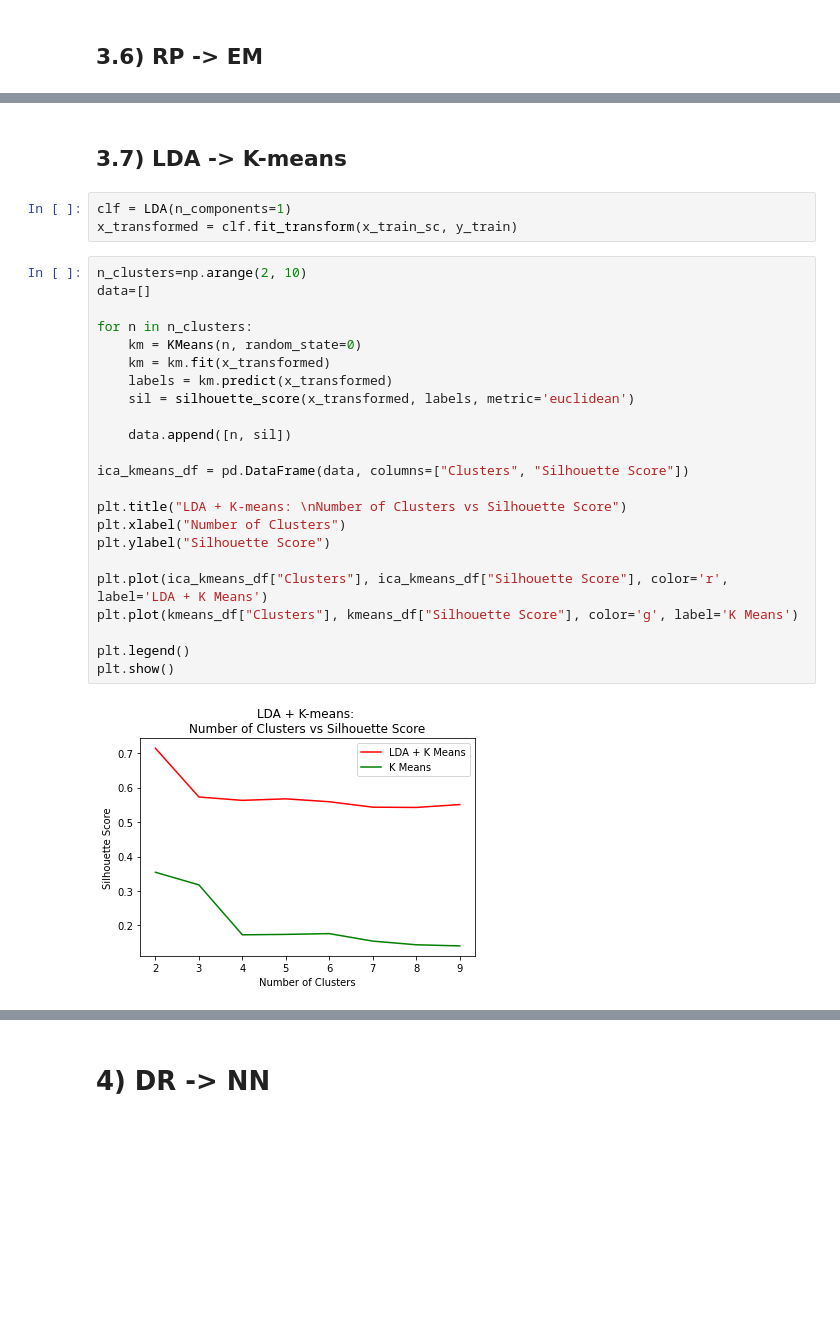
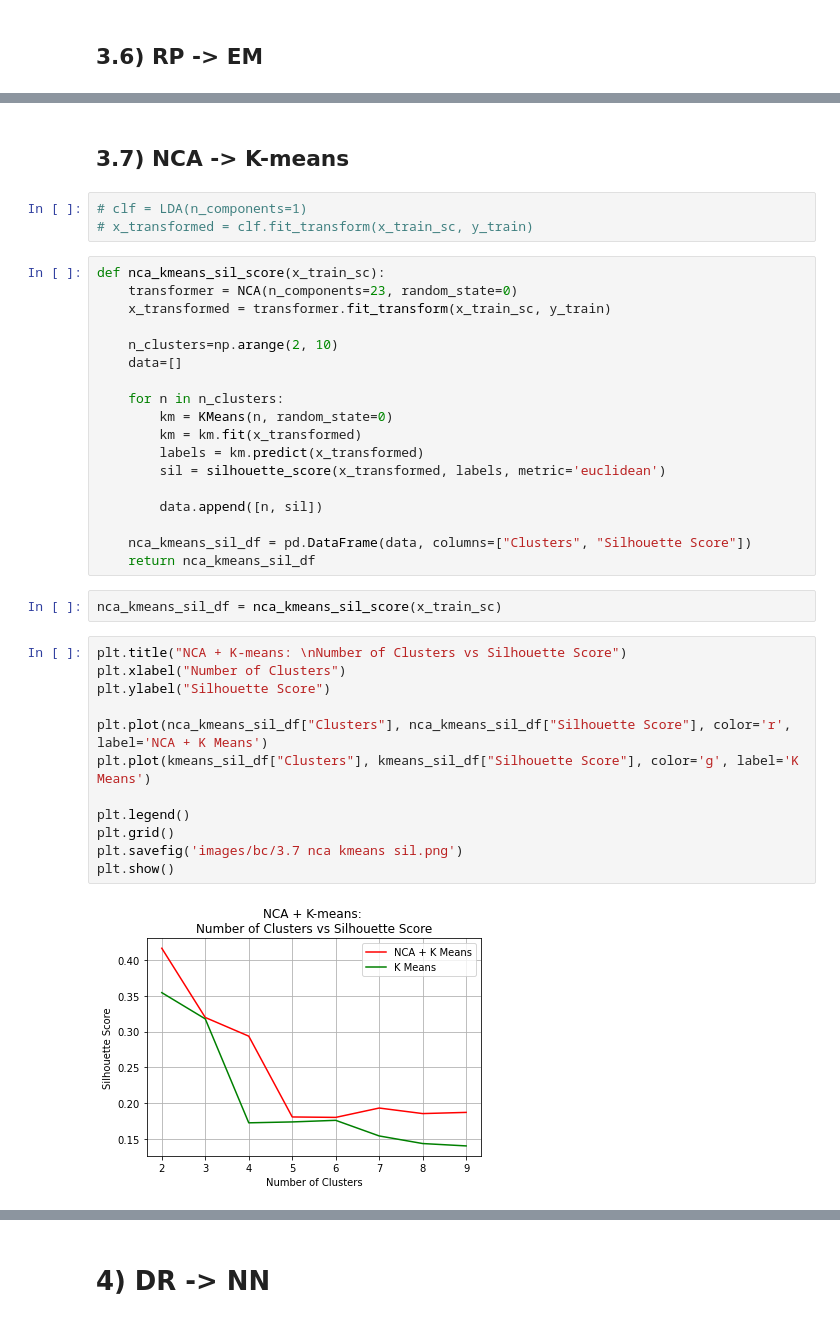
Before and after one commit to rahalrsh/dimensionality-reduction, a Jupyter notebook: clustering-breast-cancer.ipynb, the cells around one changed output, grey strips where cells are left out. Saved outputs shown, nothing was run; the diff lists cells and outputs as text; blank space fills up the shorter version.

Commit message:
plot graphs

```diff
--- a/clustering-breast-cancer.ipynb
+++ b/clustering-breast-cancer.ipynb
@@ -719,31 +1011,40 @@ plt.show()
 # %% [markdown]
-## 3.7) LDA -> K-means
+## 3.7) NCA -> K-means
 # %%
-clf = LDA(n_components=1)
-x_transformed = clf.fit_transform(x_train_sc, y_train)
+# clf = LDA(n_components=1)
+# x_transformed = clf.fit_transform(x_train_sc, y_train)
+# %%
+def nca_kmeans_sil_score(x_train_sc):
+    transformer = NCA(n_components=23, random_state=0)
+    x_transformed = transformer.fit_transform(x_train_sc, y_train)
+
+    n_clusters=np.arange(2, 10)
+    data=[]
+
+    for n in n_clusters:
+        km = KMeans(n, random_state=0)
+        km = km.fit(x_transformed)
+        labels = km.predict(x_transformed)
+        sil = silhouette_score(x_transformed, labels, metric='euclidean')
+
+        data.append([n, sil])
+
+    nca_kmeans_sil_df = pd.DataFrame(data, columns=["Clusters", "Silhouette Score"])
+    return nca_kmeans_sil_df
+# %%
+nca_kmeans_sil_df = nca_kmeans_sil_score(x_train_sc)
 # %%
-n_clusters=np.arange(2, 10)
-data=[]
-
-for n in n_clusters:
-    km = KMeans(n, random_state=0)
-    km = km.fit(x_transformed)
-    labels = km.predict(x_transformed)
-    sil = silhouette_score(x_transformed, labels, metric='euclidean')
-
-    data.append([n, sil])
-
-ica_kmeans_df = pd.DataFrame(data, columns=["Clusters", "Silhouette Score"])
-
-plt.title("LDA + K-means: \nNumber of Clusters vs Silhouette Score")
+plt.title("NCA + K-means: \nNumber of Clusters vs Silhouette Score")
 plt.xlabel("Number of Clusters")
 plt.ylabel("Silhouette Score")
 
-plt.plot(ica_kmeans_df["Clusters"], ica_kmeans_df["Silhouette Score"], color='r', label='LDA + K Means')
-plt.plot(kmeans_df["Clusters"], kmeans_df["Silhouette Score"], color='g', label='K Means')
+plt.plot(nca_kmeans_sil_df["Clusters"], nca_kmeans_sil_df["Silhouette Score"], color='r', label='NCA + K Means')
+plt.plot(kmeans_sil_df["Clusters"], kmeans_sil_df["Silhouette Score"], color='g', label='K Means')
 
 plt.legend()
+plt.grid()
+plt.savefig('images/bc/3.7 nca kmeans sil.png')
 plt.show()
 # %% [output]
-[figure, old version]
+[figure, new version]
 # %% [markdown]
```
Also changed, not shown: parts of 107 cells of this notebook.
